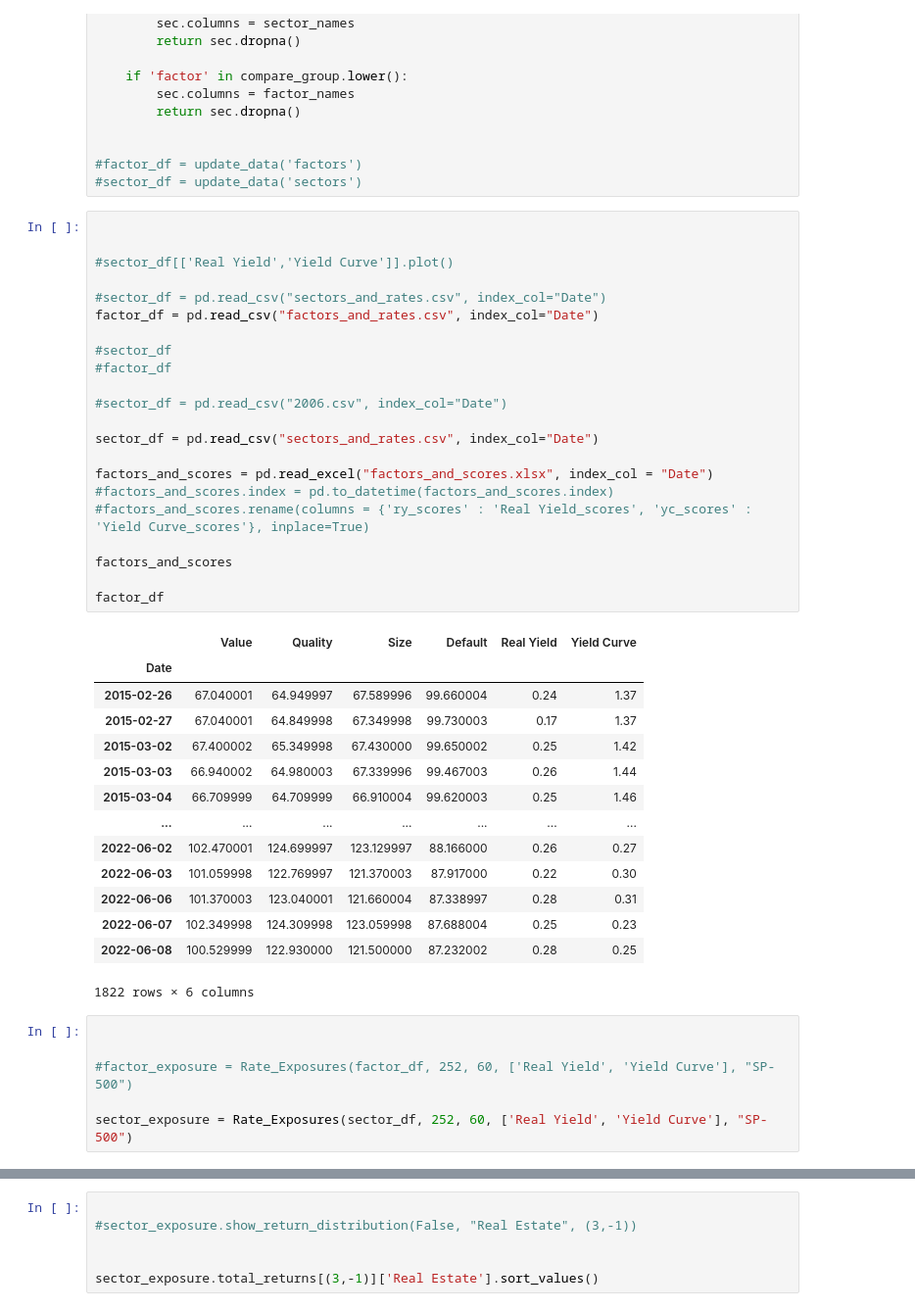
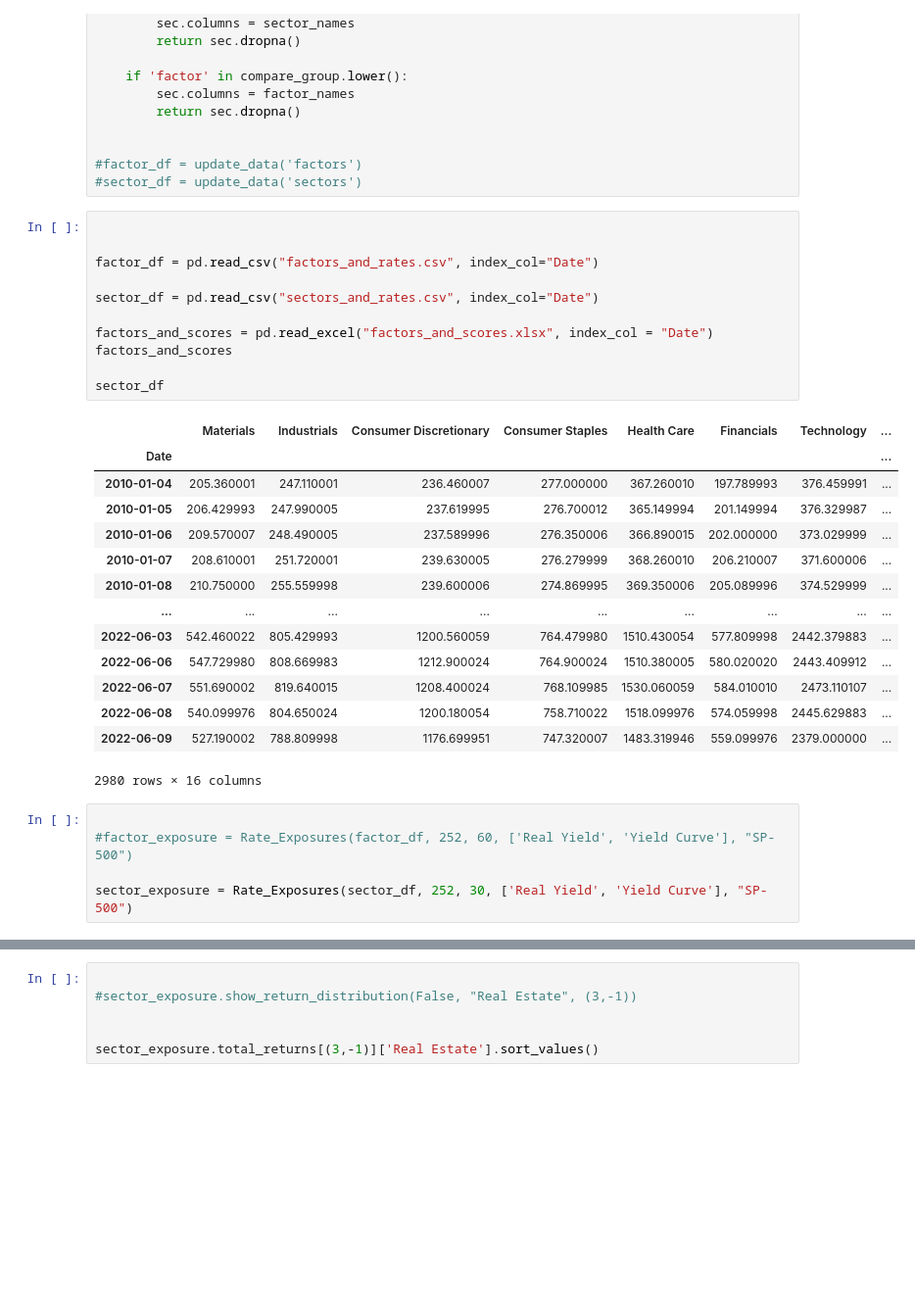
Before and after one commit to Rhys2024/740, a Jupyter notebook: Building.ipynb, the cells around one changed output, grey strips where cells are left out. Shown at 98% size. Cells and saved outputs as stored; diff of their text form; blank space fills up the shorter version.

```diff
--- a/Building.ipynb
+++ b/Building.ipynb
@@ -85,46 +97,34 @@ def update_data(compare_group = None):
 # %%
 
 
-#sector_df[['Real Yield','Yield Curve']].plot()
-
-#sector_df = pd.read_csv("sectors_and_rates.csv", index_col="Date")
 factor_df = pd.read_csv("factors_and_rates.csv", index_col="Date")
-
-#sector_df
-#factor_df
-
-#sector_df = pd.read_csv("2006.csv", index_col="Date")
 
 sector_df = pd.read_csv("sectors_and_rates.csv", index_col="Date")
 
 factors_and_scores = pd.read_excel("factors_and_scores.xlsx", index_col = "Date")
-#factors_and_scores.index = pd.to_datetime(factors_and_scores.index)
-#factors_and_scores.rename(columns = {'ry_scores' : 'Real Yield_scores', 'yc_scores' : 'Yield Curve_scores'}, inplace=True)
-
 factors_and_scores
 
-factor_df
+sector_df
 # %% [output]
-|  | Value | Quality | Size | Default | Real Yield | Yield Curve |
-| Date |  |  |  |  |  |  |
-| 2015-02-26 | 67.040001 | 64.949997 | 67.589996 | 99.660004 | 0.24 | 1.37 |
-| 2015-02-27 | 67.040001 | 64.849998 | 67.349998 | 99.730003 | 0.17 | 1.37 |
-| 2015-03-02 | 67.400002 | 65.349998 | 67.430000 | 99.650002 | 0.25 | 1.42 |
-| 2015-03-03 | 66.940002 | 64.980003 | 67.339996 | 99.467003 | 0.26 | 1.44 |
-| 2015-03-04 | 66.709999 | 64.709999 | 66.910004 | 99.620003 | 0.25 | 1.46 |
-| ... | ... | ... | ... | ... | ... | ... |
-| 2022-06-02 | 102.470001 | 124.699997 | 123.129997 | 88.166000 | 0.26 | 0.27 |
-| 2022-06-03 | 101.059998 | 122.769997 | 121.370003 | 87.917000 | 0.22 | 0.30 |
-| 2022-06-06 | 101.370003 | 123.040001 | 121.660004 | 87.338997 | 0.28 | 0.31 |
-| 2022-06-07 | 102.349998 | 124.309998 | 123.059998 | 87.688004 | 0.25 | 0.23 |
-| 2022-06-08 | 100.529999 | 122.930000 | 121.500000 | 87.232002 | 0.28 | 0.25 |
+|  | Materials | Industrials | Consumer Discretionary | Consumer Staples | Health Care | Financials | Technology | ... |
+| Date |  |  |  |  |  |  |  | ... |
+| 2010-01-04 | 205.360001 | 247.110001 | 236.460007 | 277.000000 | 367.260010 | 197.789993 | 376.459991 | ... |
+| 2010-01-05 | 206.429993 | 247.990005 | 237.619995 | 276.700012 | 365.149994 | 201.149994 | 376.329987 | ... |
+| 2010-01-06 | 209.570007 | 248.490005 | 237.589996 | 276.350006 | 366.890015 | 202.000000 | 373.029999 | ... |
+| 2010-01-07 | 208.610001 | 251.720001 | 239.630005 | 276.279999 | 368.260010 | 206.210007 | 371.600006 | ... |
+| 2010-01-08 | 210.750000 | 255.559998 | 239.600006 | 274.869995 | 369.350006 | 205.089996 | 374.529999 | ... |
+| ... | ... | ... | ... | ... | ... | ... | ... | ... |
+| 2022-06-03 | 542.460022 | 805.429993 | 1200.560059 | 764.479980 | 1510.430054 | 577.809998 | 2442.379883 | ... |
+| 2022-06-06 | 547.729980 | 808.669983 | 1212.900024 | 764.900024 | 1510.380005 | 580.020020 | 2443.409912 | ... |
+| 2022-06-07 | 551.690002 | 819.640015 | 1208.400024 | 768.109985 | 1530.060059 | 584.010010 | 2473.110107 | ... |
+| 2022-06-08 | 540.099976 | 804.650024 | 1200.180054 | 758.710022 | 1518.099976 | 574.059998 | 2445.629883 | ... |
+| 2022-06-09 | 527.190002 | 788.809998 | 1176.699951 | 747.320007 | 1483.319946 | 559.099976 | 2379.000000 | ... |
-1822 rows × 6 columns
+2980 rows × 16 columns
 # %%
-
 
 #factor_exposure = Rate_Exposures(factor_df, 252, 60, ['Real Yield', 'Yield Curve'], "SP-500")
 
-sector_exposure = Rate_Exposures(sector_df, 252, 60, ['Real Yield', 'Yield Curve'], "SP-500")
+sector_exposure = Rate_Exposures(sector_df, 252, 30, ['Real Yield', 'Yield Curve'], "SP-500")
 # %%
 
 
```
Also changed, not shown: parts of 13 cells of this notebook, 14 other files.
